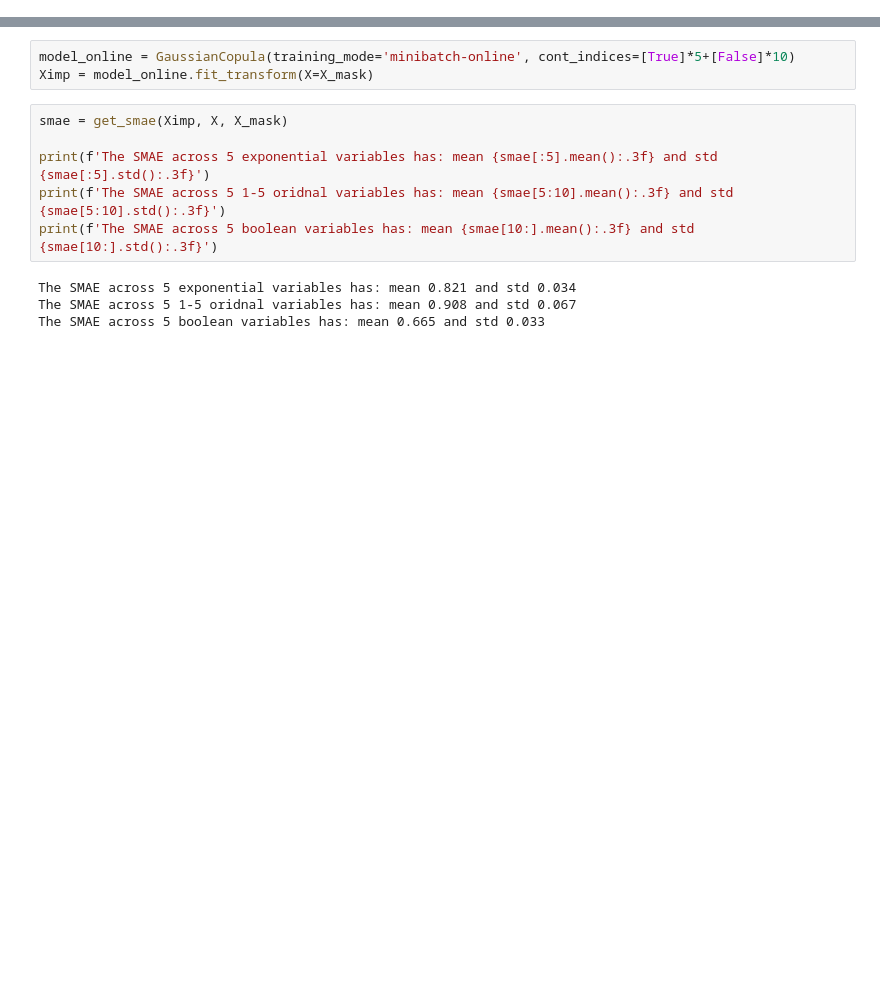
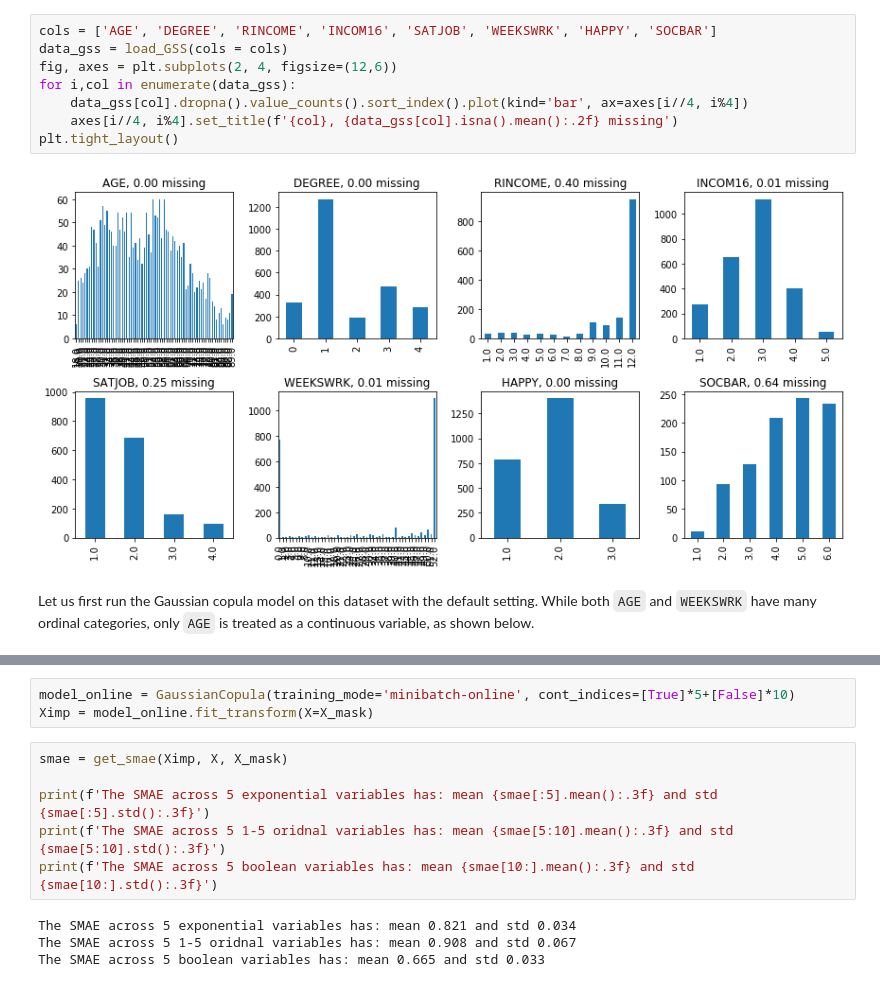
Before and after one commit to udellgroup/gcimpute, a Jupyter notebook: Examples/Example Get started.ipynb, the cells around one changed output, grey strips where cells are left out. Drawn from its saved outputs; the diff is of its cells as text; blank space fills up the shorter version.

```diff
--- a/Examples/Example Get started.ipynb
+++ b/Examples/Example Get started.ipynb
@@ -35,0 +122,12 @@ Convergence achieved at iteration 9
+# %%
+cols = ['AGE', 'DEGREE', 'RINCOME', 'INCOM16', 'SATJOB', 'WEEKSWRK', 'HAPPY', 'SOCBAR']
+data_gss = load_GSS(cols = cols)
+fig, axes = plt.subplots(2, 4, figsize=(12,6))
+for i,col in enumerate(data_gss):
+    data_gss[col].dropna().value_counts().sort_index().plot(kind='bar', ax=axes[i//4, i%4])
+    axes[i//4, i%4].set_title(f'{col}, {data_gss[col].isna().mean():.2f} missing')
+plt.tight_layout()
+# %% [output]
+[figure, added]
+# %% [markdown]
+Let us first run the Gaussian copula model on this dataset with the default setting. While both `AGE` and `WEEKSWRK` have many ordinal categories, only `AGE` is treated as a continuous variable, as shown below.
```
Also changed, not shown: parts of 58 cells of this notebook, 3 other files.
